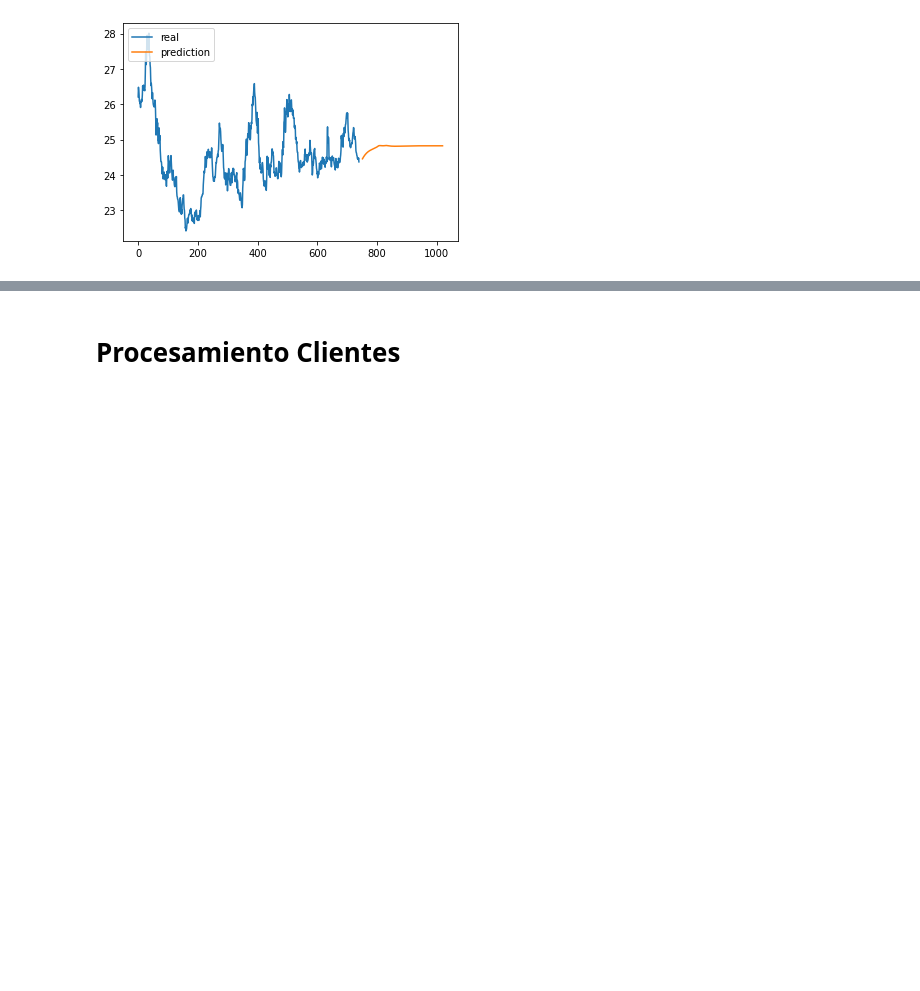
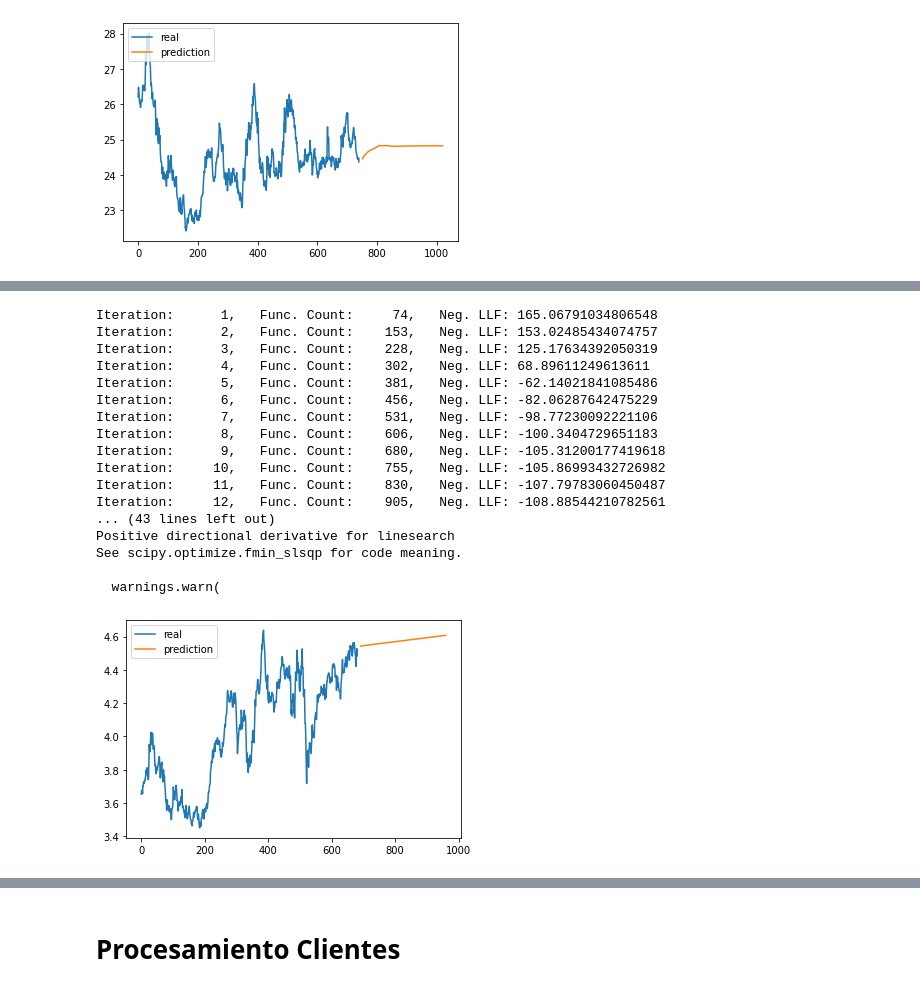
Before and after one commit to UlmoMacias/proyecto1704, a Jupyter notebook: main.ipynb, the cells around one changed output, grey strips where cells are left out. Drawn from its saved outputs; the diff is of its cells as text; code cells hidden in the pictures; blank space fills up the shorter version.

```diff
--- a/main.ipynb
+++ b/main.ipynb
@@ -335,7 +338,7 @@ inicio
 ## Acticob
 # %%
 
-emisora = emisoras[-2]
+emisora = emisoras[7]
 print(emisora)
 emisora = emisora[0]
 historico = preciosB2[preciosB2.Emisora == emisora].sort_values(by='Fecha')
@@ -502,0 +438,15 @@ train
+# %%
+
+forecast
+
+inicio = forecast[forecast.index == 751].values[0]
+#print(inicio)
+#
+#
+# fin =[[751]])
+fin = forecast[forecast.index == 1019].values[0]
+print('predicted response:', inicio, ",", fin)
+
+
+ret = retorno_annualizado(inicio,fin)
+emisoras[7] = ("ACTICOB",ret)
@@ -502,0 +512,52 @@ train
+# %%
+# create dataset
+data = series
+data = data.Precio.values
+
+
+# split into train/test
+n_test = 10
+train, test = data[:-n_test], data[-n_test:]
+#train, test = series_train, series_test
+
+
+model = arch_model(train, mean='ARX', vol='GARCH', p=50, q=20)
+
+
+# fit model
+model_fit = model.fit()
+
+# forecast the test set
+yhat = model_fit.forecast(horizon=365-96)
+
+# plot the actual variance
+var = [i*0.01 for i in range(0,100)]
+plt.plot(train,label="real")
+# plot forecast variance
+forecast = list(map(lambda x:x+4.485313 ,yhat.variance.values[-1, :]))
+
+new_index = [i for i in range(691,691+(365-96))]
+forecast = pd.DataFrame(forecast,index=new_index)
+
+plt.plot(forecast.index,forecast.values,label="prediction")
+plt.legend(loc=2)
+plt.show()
+# %% [output]
+Iteration:      1,   Func. Count:     74,   Neg. LLF: 165.06791034806548
+Iteration:      2,   Func. Count:    153,   Neg. LLF: 153.02485434074757
+Iteration:      3,   Func. Count:    228,   Neg. LLF: 125.17634392050319
+Iteration:      4,   Func. Count:    302,   Neg. LLF: 68.89611249613611
+Iteration:      5,   Func. Count:    381,   Neg. LLF: -62.14021841085486
+Iteration:      6,   Func. Count:    456,   Neg. LLF: -82.06287642475229
+Iteration:      7,   Func. Count:    531,   Neg. LLF: -98.77230092221106
+Iteration:      8,   Func. Count:    606,   Neg. LLF: -100.3404729651183
+Iteration:      9,   Func. Count:    680,   Neg. LLF: -105.31200177419618
+Iteration:     10,   Func. Count:    755,   Neg. LLF: -105.86993432726982
+Iteration:     11,   Func. Count:    830,   Neg. LLF: -107.79783060450487
+Iteration:     12,   Func. Count:    905,   Neg. LLF: -108.88544210782561
+... (43 lines left out)
+Positive directional derivative for linesearch
+See scipy.optimize.fmin_slsqp for code meaning.
+
+  warnings.warn(
+[figure, added]
```
Also changed, not shown: parts of 23 cells of this notebook.
